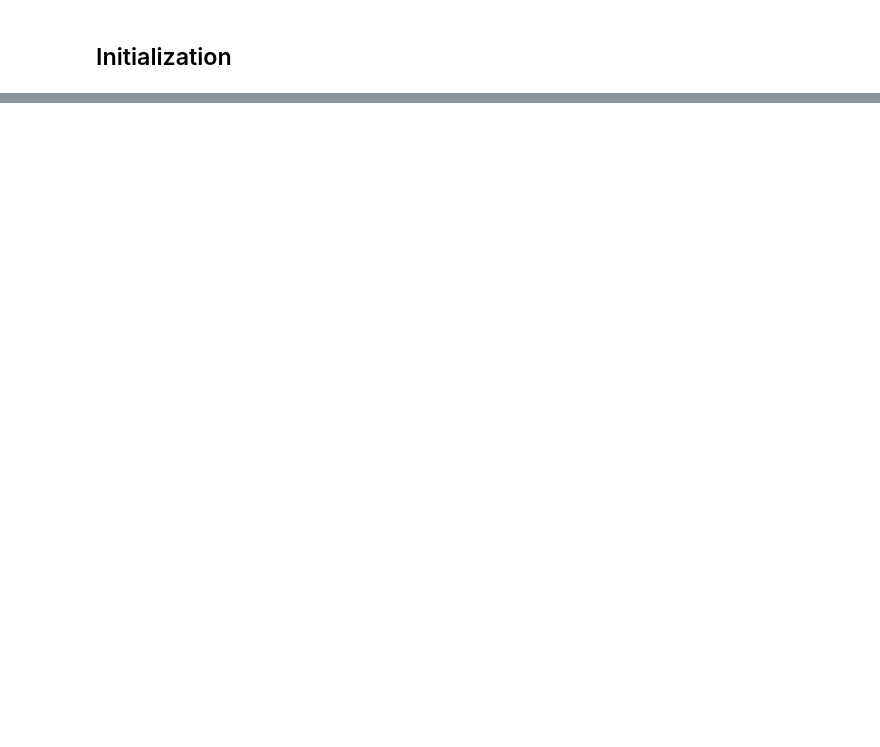
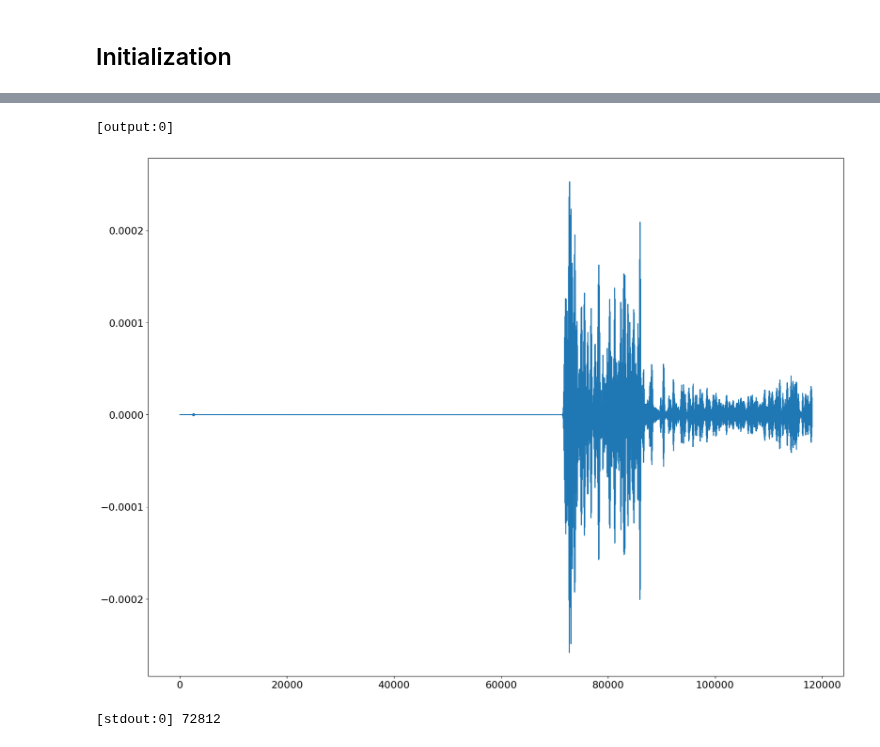
Before and after one commit to bgd54/sonar-FWI, a Jupyter notebook: notebooks/08_mpi.ipynb, the cells around one changed output, grey strips where cells are left out. Drawn from its saved outputs; the diff is of its cells as text; code cells hidden in the pictures; blank space fills up the shorter version.

```diff
--- a/notebooks/08_mpi.ipynb
+++ b/notebooks/08_mpi.ipynb
@@ -95,0 +184,13 @@ if rank == 0:
+# %%
+%%px
+
+if rank == 0:
+    correlate = np.correlate(all_recording[5000:, 64], ideal_signal, mode="same")
+    plt.figure(figsize=(20, 15))
+    plt.plot(correlate)
+    plt.show()
+    print(np.argmax(correlate))
+# %% [output]
+[output:0]
+[figure, added]
+[stdout:0] 72812
```
Also changed, not shown: parts of 15 cells of this notebook, 2 other files.
